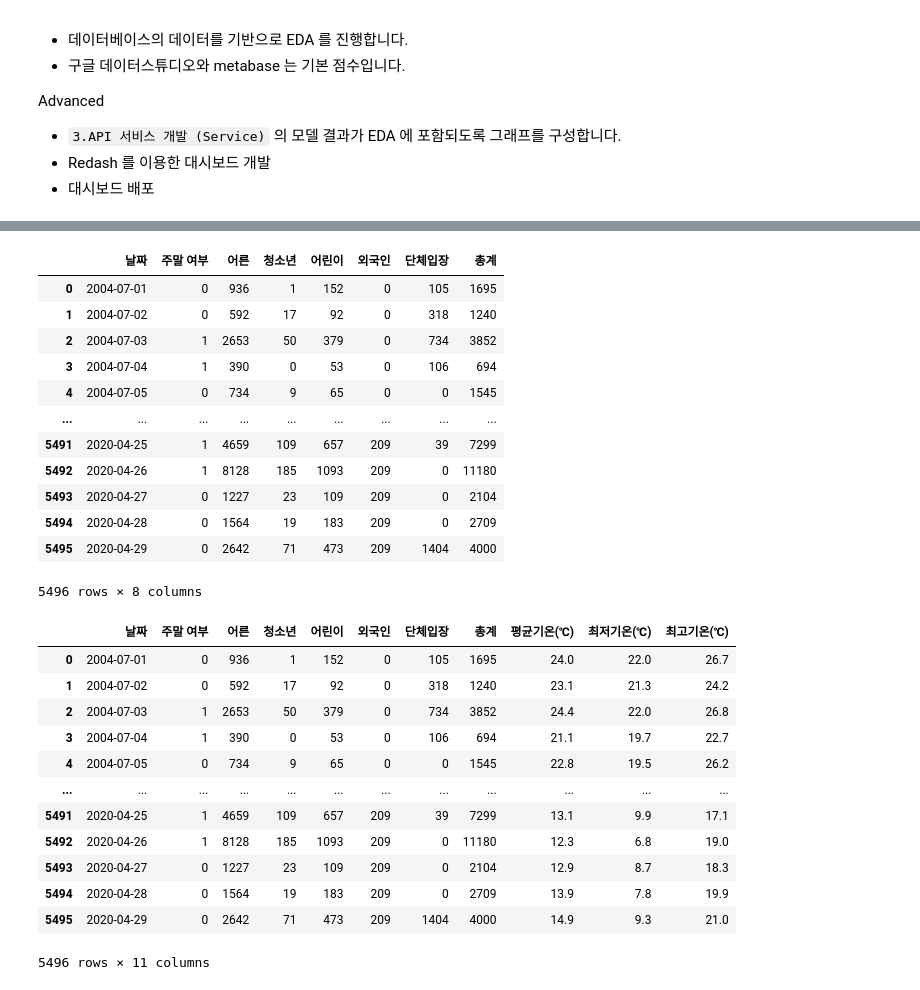
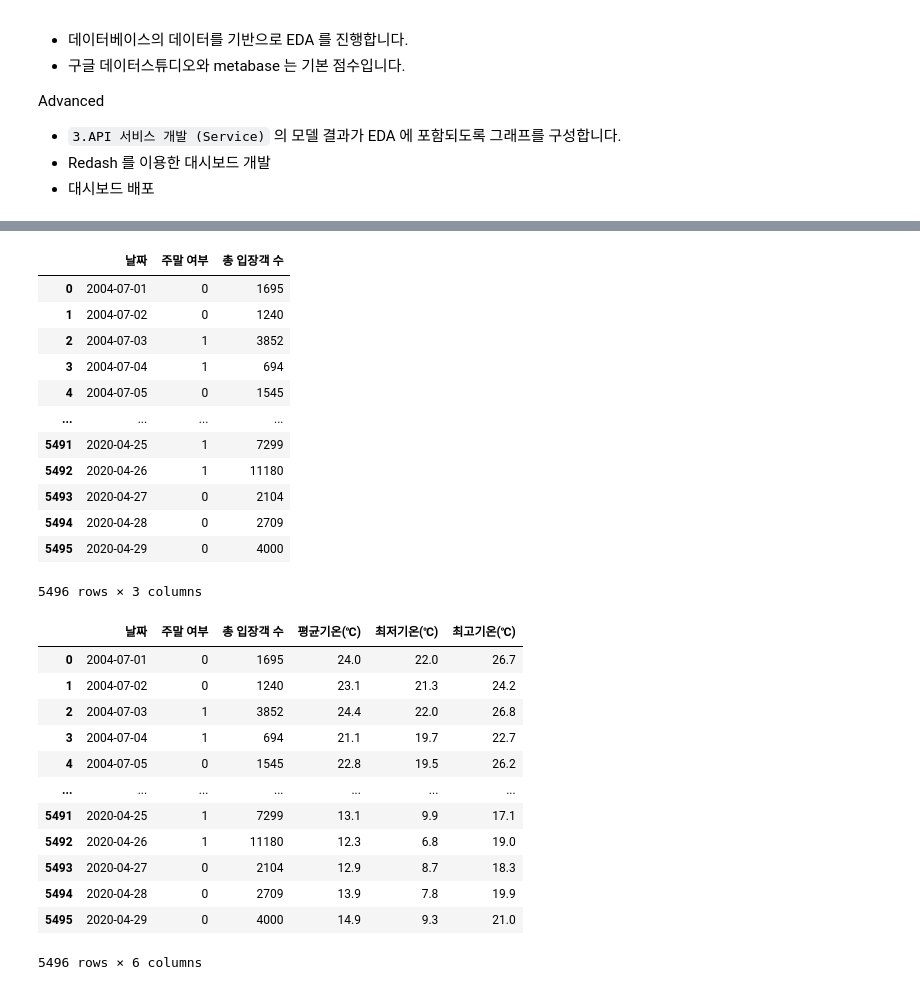
Before and after one commit to Suhyun77/project3, a Jupyter notebook: project3.ipynb, the cells around one changed output, grey strips where cells are left out. Drawn from its saved outputs; the diff is of its cells as text; code cells hidden in the pictures.

```diff
--- a/project3.ipynb
+++ b/project3.ipynb
@@ -72,8 +70,8 @@ def make_df2(year, month):
     excel = f'/content/서울대공원 입장객 정보_{year}년.xls'
     month = f'{month}월'
     df = pd.read_excel(excel, sheet_name = month)
-    df = pd.concat([df.iloc[5:-1, :2], df.iloc[5:-1, 7:15]], axis=1)
-    df.columns = ['날짜','요일', '유료소계', '어른', '청소년',	'어린이', '외국인', '단체입장', '무료소계', '총계']
+    df = pd.concat([df.iloc[5:-1, :2], df.iloc[5:-1, 14]], axis=1)
+    df.columns = ['날짜','요일', '총 입장객 수']
     df.reset_index(inplace=True, drop=True)
     globals()['df_{}_{}'.format(year, month)] = df
     return globals()['df_{}_{}'.format(year, month)]
@@ -110,6 +108,5 @@ def datechange(date):
 
 df['날짜'] = df['날짜'].apply(datechange)
 df.reset_index(inplace=True, drop=True)
-df.drop(['유료소계', '무료소계'], inplace=True, axis=1)
 df
 # %% [output]
@@ -132,8 +129,8 @@ def make_df2(year, month):
     excel = f'/content/서울대공원 입장객 정보_{year}년.xls'
     month = f'{month}월'
     df = pd.read_excel(excel, sheet_name = month)
-    df = pd.concat([df.iloc[5:-1, :2], df.iloc[5:-1, 7:15]], axis=1)
-    df.columns = ['날짜','요일', '유료소계', '어른', '청소년',	'어린이', '외국인', '단체입장', '무료소계', '총계']
+    df = pd.concat([df.iloc[5:-1, :2], df.iloc[5:-1, 14]], axis=1)
+    df.columns = ['날짜', '요일', '총 입장객 수']
     df.reset_index(inplace=True, drop=True)
     globals()['df_{}_{}'.format(year, month)] = df
     return globals()['df_{}_{}'.format(year, month)]
@@ -169,62 +166,61 @@ df2
 # %%
 #### final_df
 final_df = pd.concat([df, df2])
-final_df.drop(['유료소계', '무료소계'], axis=1, inplace=True)
 final_df.reset_index(inplace=True, drop=True)
 
 
 ### 요일 > 주말 여부 (yes:1, no:0)
 for i in range(len(final_df)):
     if final_df['요일'][i] == '토':
         final_df['요일'][i] = 1
     elif final_df['요일'][i] == '일':
         final_df['요일'][i] = 1
     else:
         final_df['요일'][i] = 0
 final_df.rename(columns = {'요일':'주말 여부'}, inplace=True)
 
 
 ### 공휴일 여부 (yes:1, no:0)
 holiday = []
 
 
 
 final_df['날짜'] = pd.to_datetime(final_df['날짜'])
 final_df.set_index('날짜', inplace=True)
 final_df = final_df.astype(int)
 final_df.reset_index(inplace=True)
 final_df
 # %% [output]
-|  | 날짜 | 주말 여부 | 어른 | 청소년 | 어린이 | 외국인 | 단체입장 | 총계 |
-| 0 | 2004-07-01 | 0 | 936 | 1 | 152 | 0 | 105 | 1695 |
-| 1 | 2004-07-02 | 0 | 592 | 17 | 92 | 0 | 318 | 1240 |
-| 2 | 2004-07-03 | 1 | 2653 | 50 | 379 | 0 | 734 | 3852 |
-| 3 | 2004-07-04 | 1 | 390 | 0 | 53 | 0 | 106 | 694 |
-| 4 | 2004-07-05 | 0 | 734 | 9 | 65 | 0 | 0 | 1545 |
-| ... | ... | ... | ... | ... | ... | ... | ... | ... |
-| 5491 | 2020-04-25 | 1 | 4659 | 109 | 657 | 209 | 39 | 7299 |
-| 5492 | 2020-04-26 | 1 | 8128 | 185 | 1093 | 209 | 0 | 11180 |
-| 5493 | 2020-04-27 | 0 | 1227 | 23 | 109 | 209 | 0 | 2104 |
-| 5494 | 2020-04-28 | 0 | 1564 | 19 | 183 | 209 | 0 | 2709 |
-| 5495 | 2020-04-29 | 0 | 2642 | 71 | 473 | 209 | 1404 | 4000 |
+|  | 날짜 | 주말 여부 | 총 입장객 수 |
+| 0 | 2004-07-01 | 0 | 1695 |
+| 1 | 2004-07-02 | 0 | 1240 |
+| 2 | 2004-07-03 | 1 | 3852 |
+| 3 | 2004-07-04 | 1 | 694 |
+| 4 | 2004-07-05 | 0 | 1545 |
+| ... | ... | ... | ... |
+| 5491 | 2020-04-25 | 1 | 7299 |
+| 5492 | 2020-04-26 | 1 | 11180 |
+| 5493 | 2020-04-27 | 0 | 2104 |
+| 5494 | 2020-04-28 | 0 | 2709 |
+| 5495 | 2020-04-29 | 0 | 4000 |
-5496 rows × 8 columns
+5496 rows × 3 columns
 # %%
 ### merge 기온 to final_df
 temperature = pd.read_excel('/content/temperature.xlsx', engine='openpyxl')
 final_df = pd.merge(final_df, temperature, left_on='날짜', right_on='날짜', how='left')
 final_df
 # %% [output]
-|  | 날짜 | 주말 여부 | 어른 | 청소년 | 어린이 | 외국인 | 단체입장 | 총계 | 평균기온(℃) | 최저기온(℃) | 최고기온(℃) |
-| 0 | 2004-07-01 | 0 | 936 | 1 | 152 | 0 | 105 | 1695 | 24.0 | 22.0 | 26.7 |
-| 1 | 2004-07-02 | 0 | 592 | 17 | 92 | 0 | 318 | 1240 | 23.1 | 21.3 | 24.2 |
-| 2 | 2004-07-03 | 1 | 2653 | 50 | 379 | 0 | 734 | 3852 | 24.4 | 22.0 | 26.8 |
-| 3 | 2004-07-04 | 1 | 390 | 0 | 53 | 0 | 106 | 694 | 21.1 | 19.7 | 22.7 |
-| 4 | 2004-07-05 | 0 | 734 | 9 | 65 | 0 | 0 | 1545 | 22.8 | 19.5 | 26.2 |
-| ... | ... | ... | ... | ... | ... | ... | ... | ... | ... | ... | ... |
-| 5491 | 2020-04-25 | 1 | 4659 | 109 | 657 | 209 | 39 | 7299 | 13.1 | 9.9 | 17.1 |
-| 5492 | 2020-04-26 | 1 | 8128 | 185 | 1093 | 209 | 0 | 11180 | 12.3 | 6.8 | 19.0 |
-| 5493 | 2020-04-27 | 0 | 1227 | 23 | 109 | 209 | 0 | 2104 | 12.9 | 8.7 | 18.3 |
-| 5494 | 2020-04-28 | 0 | 1564 | 19 | 183 | 209 | 0 | 2709 | 13.9 | 7.8 | 19.9 |
-| 5495 | 2020-04-29 | 0 | 2642 | 71 | 473 | 209 | 1404 | 4000 | 14.9 | 9.3 | 21.0 |
+|  | 날짜 | 주말 여부 | 총 입장객 수 | 평균기온(℃) | 최저기온(℃) | 최고기온(℃) |
+| 0 | 2004-07-01 | 0 | 1695 | 24.0 | 22.0 | 26.7 |
+| 1 | 2004-07-02 | 0 | 1240 | 23.1 | 21.3 | 24.2 |
+| 2 | 2004-07-03 | 1 | 3852 | 24.4 | 22.0 | 26.8 |
+| 3 | 2004-07-04 | 1 | 694 | 21.1 | 19.7 | 22.7 |
+| 4 | 2004-07-05 | 0 | 1545 | 22.8 | 19.5 | 26.2 |
+| ... | ... | ... | ... | ... | ... | ... |
+| 5491 | 2020-04-25 | 1 | 7299 | 13.1 | 9.9 | 17.1 |
+| 5492 | 2020-04-26 | 1 | 11180 | 12.3 | 6.8 | 19.0 |
+| 5493 | 2020-04-27 | 0 | 2104 | 12.9 | 8.7 | 18.3 |
+| 5494 | 2020-04-28 | 0 | 2709 | 13.9 | 7.8 | 19.9 |
+| 5495 | 2020-04-29 | 0 | 4000 | 14.9 | 9.3 | 21.0 |
-5496 rows × 11 columns
+5496 rows × 6 columns
 # %%
```
Also changed, not shown: parts of 27 cells of this notebook, 1 other file.
